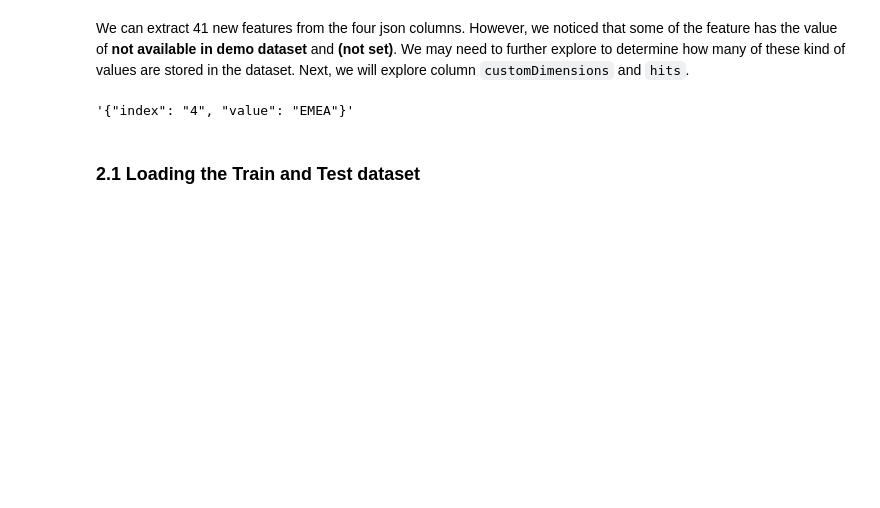
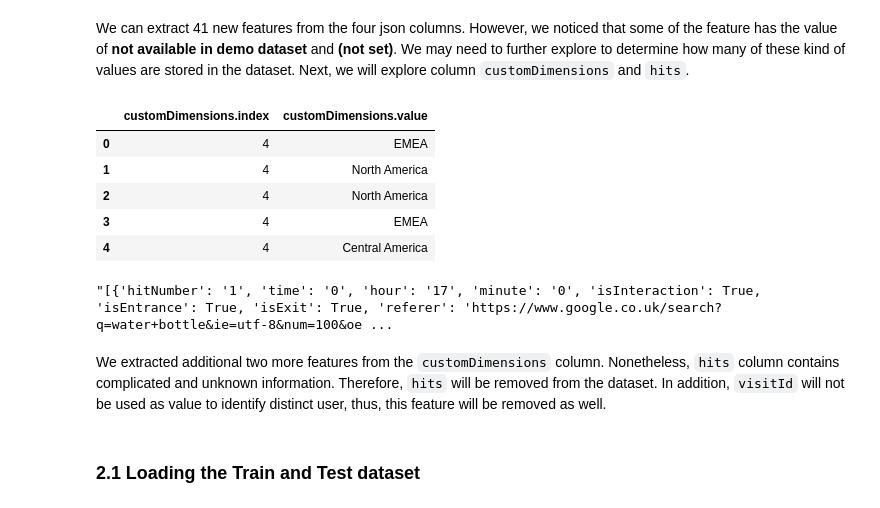
Before and after one commit to irenetoo/-Google-Analytics-Customer-Revenue-Prediction, a Jupyter notebook: Google_Analytics_Customer_Revenue_Prediction_20200518.ipynb, the cells around one changed output. Drawn from its saved outputs; the diff is of its cells as text; code cells hidden in the pictures; blank space fills up the shorter version.

```diff
--- a/Google_Analytics_Customer_Revenue_Prediction_20200518.ipynb
+++ b/Google_Analytics_Customer_Revenue_Prediction_20200518.ipynb
@@ -82,9 +73,26 @@ df_partial[column_names].head()
 # %% [markdown]
 We can extract 41 new features from the four json columns. However, we noticed that some of the feature has the value of **not available in demo dataset** and **(not set)**. We may need to further explore to determine how many of these kind of values are stored in the dataset. Next, we will explore column `customDimensions` and `hits`.
-# %%
-df_partial["customDimensions"].str.strip("[]").str.replace("'", "\"")[0]
-# %% [output]
-'{"index": "4", "value": "EMEA"}'
+# %%
+df_partial["customDimensions"]= df_partial["customDimensions"].apply(lambda x: json.loads(x.strip("[]").replace("'", "\""))
+                                     if "{" in x
+                                     else {"index": np.NaN, "value": np.NaN})
+df_temp = pd.json_normalize(df_partial["customDimensions"])
+df_temp.columns = ["customDimensions.{}".format(sub) for sub in df_temp.columns]
+df_partial = df_partial.drop("customDimensions", axis = 1).merge(df_temp, right_index = True, left_index = True)
+df_partial[df_temp.columns].head()
+# %% [output]
+|  | customDimensions.index | customDimensions.value |
+| 0 | 4 | EMEA |
+| 1 | 4 | North America |
+| 2 | 4 | North America |
+| 3 | 4 | EMEA |
+| 4 | 4 | Central America |
+# %%
+df_partial["hits"][0]
+# %% [output]
+"[{'hitNumber': '1', 'time': '0', 'hour': '17', 'minute': '0', 'isInteraction': True, 'isEntrance': True, 'isExit': True, 'referer': 'https://www.google.co.uk/search?q=water+bottle&ie=utf-8&num=100&oe ...
+# %% [markdown]
+We extracted additional two more features from the `customDimensions` column. Nonetheless, `hits` column contains complicated and unknown information. Therefore, `hits` will be removed from the dataset. In addition, `visitId` will not be used  as value to identify distinct user, thus, this feature will be removed as well.
 # %% [markdown]
 ### 2.1 Loading the Train and Test dataset
 # %%
```
Also changed, not shown: parts of 89 cells of this notebook.
